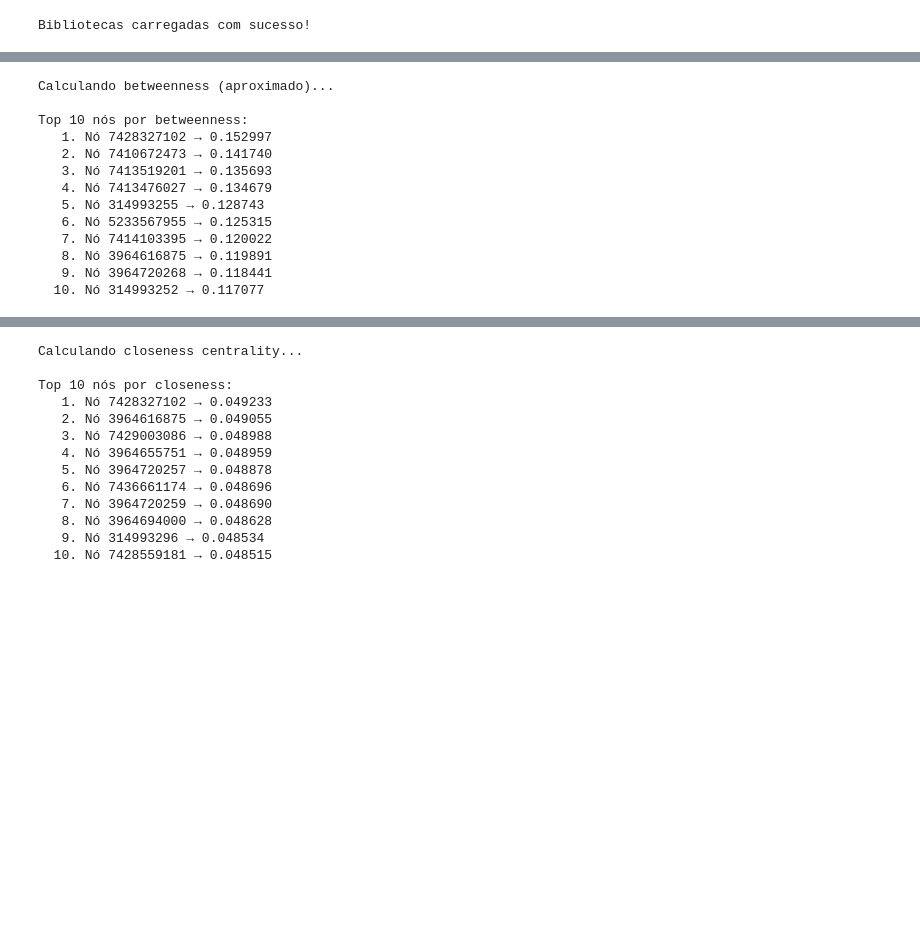
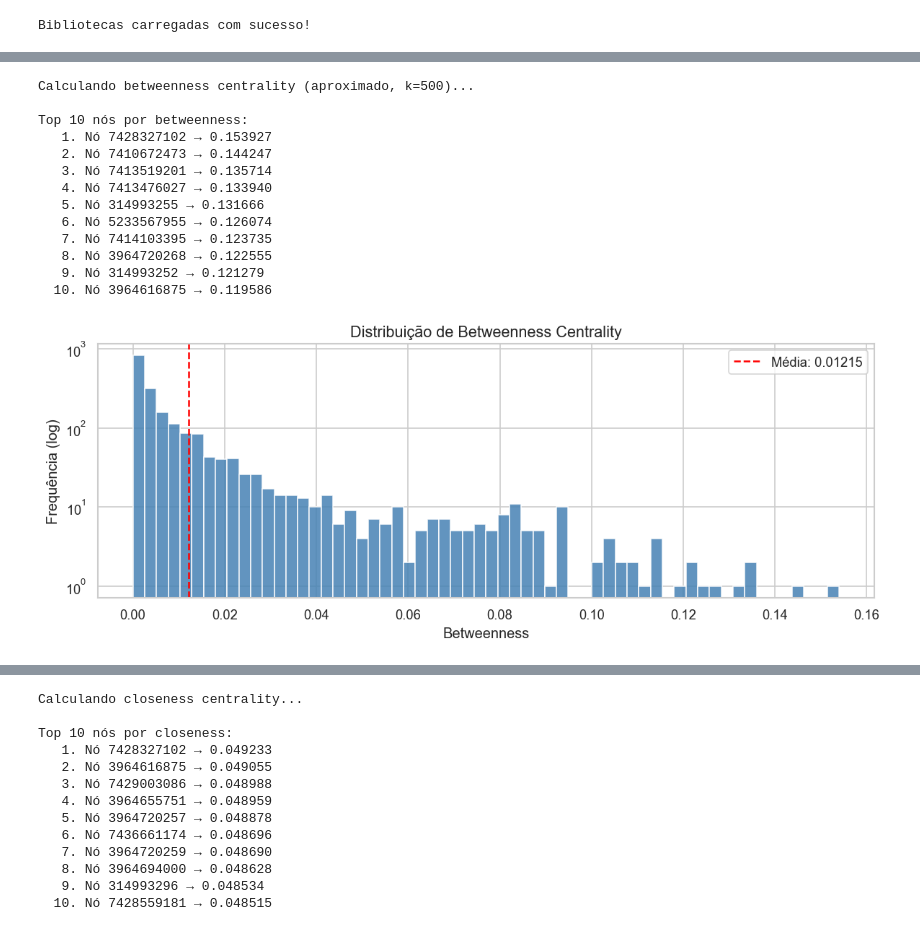
Before and after one commit to JoseFelixeng/An-lise-Estrutural-de-Redes-Urbanas, a Jupyter notebook: Trabalho_2_SantaCruz.ipynb, the cells around one changed output, grey strips where cells are left out. Saved outputs shown, nothing was run; the diff lists cells and outputs as text; code cells hidden in the pictures; blank space fills up the shorter version.

```diff
--- a/Trabalho_2_SantaCruz.ipynb
+++ b/Trabalho_2_SantaCruz.ipynb
@@ -123,0 +107,13 @@ Atributos de um nó de exemplo (ID=314993241):
+# %%
+# ── Verificação de conectividade ─────────────────────────────────────────────
+components = list(nx.connected_components(G_undirected))
+print(f"Número de componentes conectados: {len(components)}")
+print(f"Tamanho do maior componente     : {max(len(c) for c in components)} nós")
+print(f"Tamanho do menor componente     : {min(len(c) for c in components)} nós")
+
+# Extrai apenas o componente gigante para métricas que exigem grafo conectado
+largest_cc = max(components, key=len)
+G_giant = G_undirected.subgraph(largest_cc).copy()
+
+print(f"\nComponente gigante: {G_giant.number_of_nodes()} nós, {G_giant.number_of_edges()} arestas")
+print(f"É conectado: {nx.is_connected(G_giant)}")
@@ -179,23 +195,42 @@ Grau máximo  : 6
 # %%
-# Criar o  betweenness
-print("Calculando betweenness (aproximado)...")
-betweenness = nx.betweenness_centrality(G_undirected, k=500, normalized=True, seed=42)
+# ── Betweenness Centrality (aproximado) ──────────────────────────────────────
+# Calculado sobre o componente gigante para consistência com o Gephi
+print("Calculando betweenness centrality (aproximado, usando toda a rede)...")
+betweenness = nx.betweenness_centrality(G_giant, normalized=True, seed=42)
 
 top_betweenness = sorted(betweenness.items(), key=lambda x: x[1], reverse=True)[:10]
 print("\nTop 10 nós por betweenness:")
 for rank, (node, val) in enumerate(top_betweenness, 1):
     print(f"  {rank:2}. Nó {node} → {val:.6f}")
 # %% [output]
-Calculando betweenness (aproximado)...
+Calculando betweenness centrality (aproximado, k=500)...
 
 Top 10 nós por betweenness:
-   1. Nó 7428327102 → 0.152997
-   2. Nó 7410672473 → 0.141740
-   3. Nó 7413519201 → 0.135693
-   4. Nó 7413476027 → 0.134679
-   5. Nó 314993255 → 0.128743
-   6. Nó 5233567955 → 0.125315
-   7. Nó 7414103395 → 0.120022
-   8. Nó 3964616875 → 0.119891
-   9. Nó 3964720268 → 0.118441
-  10. Nó 314993252 → 0.117077
+   1. Nó 7428327102 → 0.153927
+   2. Nó 7410672473 → 0.144247
+   3. Nó 7413519201 → 0.135714
+   4. Nó 7413476027 → 0.133940
+   5. Nó 314993255 → 0.131666
+   6. Nó 5233567955 → 0.126074
+   7. Nó 7414103395 → 0.123735
+   8. Nó 3964720268 → 0.122555
+   9. Nó 314993252 → 0.121279
+  10. Nó 3964616875 → 0.119586
+# %%
+# ── Visualização: histograma de betweenness ───────────────────────────────────
+values_bet = list(betweenness.values())
+
+fig, ax = plt.subplots(figsize=(10, 4))
+ax.hist(values_bet, bins=60, color='steelblue', edgecolor='white', alpha=0.85)
+ax.set_yscale('log')
+ax.set_title('Distribuição de Betweenness Centrality', fontsize=13)
+ax.set_xlabel('Betweenness')
+ax.set_ylabel('Frequência (log)')
+ax.axvline(np.mean(values_bet), color='red', linestyle='--',
+           label=f'Média: {np.mean(values_bet):.5f}')
+ax.legend()
+plt.tight_layout()
+plt.savefig('betweenness_distribuicao.png', bbox_inches='tight')
+plt.show()
+# %% [output]
+[figure, added]
```
Also changed, not shown: parts of 20 cells of this notebook, 13 other files.
